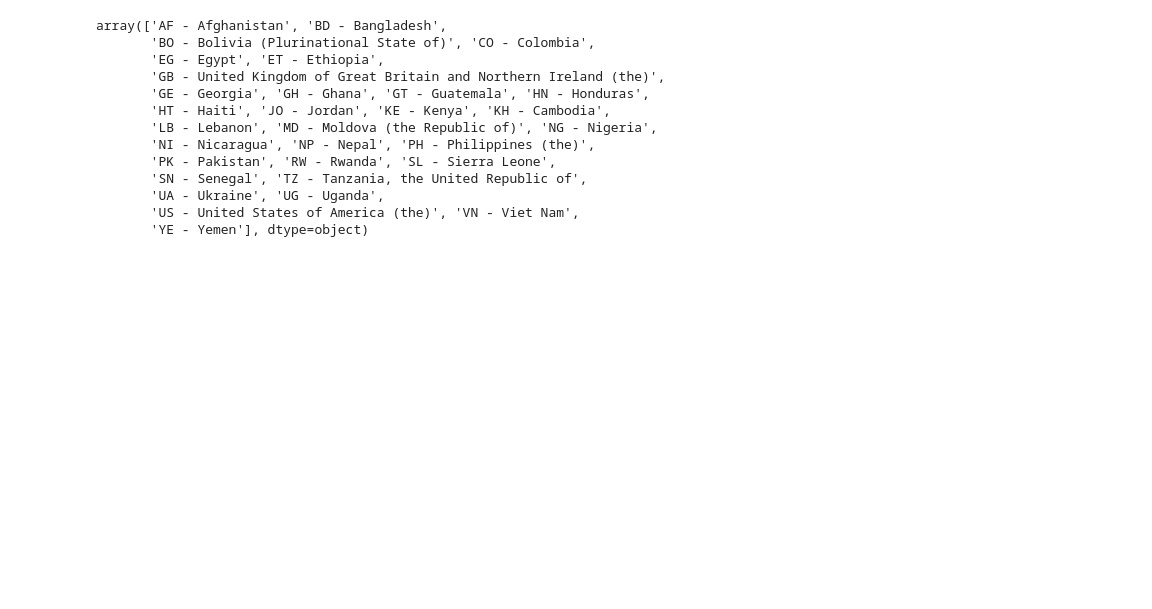
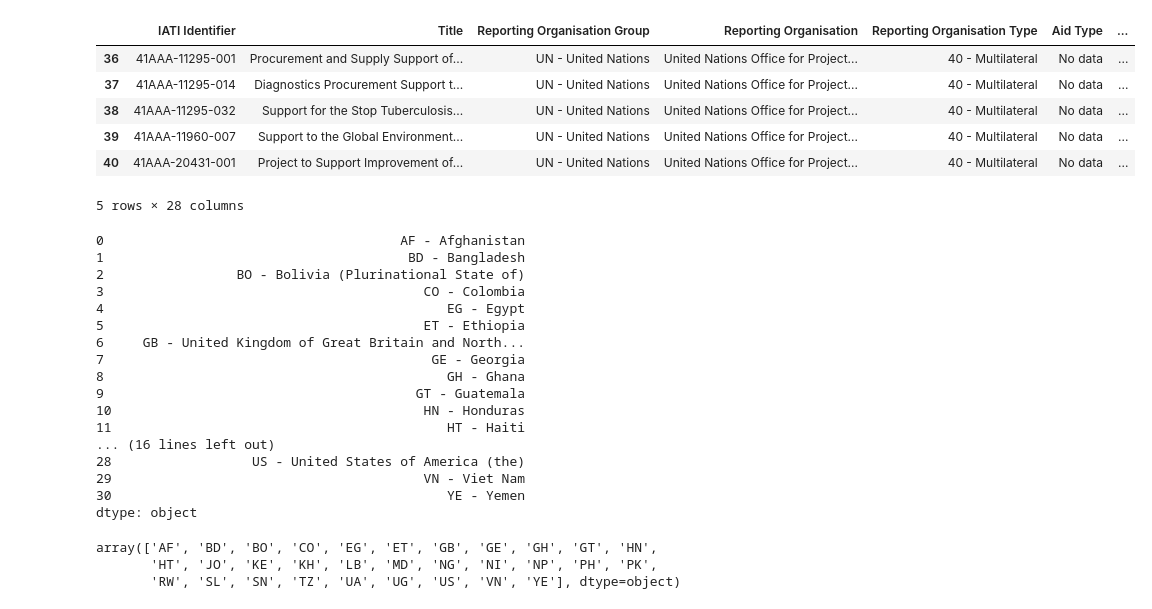
Before and after one commit to kirbt/INFO430-datawarehouse, a Jupyter notebook: iata_ETL.ipynb, the cells around one changed output. Saved outputs shown, nothing was run; the diff lists cells and outputs as text; code cells hidden in the pictures; blank space fills up the shorter version.

Commit message:
time + dimension + sector  dimensions

```diff
--- a/iata_ETL.ipynb
+++ b/iata_ETL.ipynb
@@ -8 +8,13 @@ from bs4 import BeautifulSoup
 iata_data = pd.read_csv("data/country-development-finance/csv/iata_data.csv")
+# %%
+MIN_YEAR = 1970
+MAX_YEAR = 2024
+
+years = list(range(MIN_YEAR, MAX_YEAR))
+quarters = ["Q1", "Q2", "Q3", "Q4"]
+
+dim_time = pd.DataFrame([(y, q) for y in years for q in quarters],
+                        columns=["year", "quarter"])
+dim_time["time_id"] = dim_time.index + 1
+
+dim_time.head()
@@ -9,17 +28,41 @@ iata_data = pd.read_csv("data/country-development-finance/csv/iata_data.csv")
+# %%
+# filter data by year range listed in dim_time
+
+iata_data_filtered = iata_data[
+    (iata_data["Calendar Year"] >= MIN_YEAR) &
+    (iata_data["Calendar Year"] <= MAX_YEAR)
+]
+
+iata_data_filtered.head()
+# %% [output]
+|  | IATI Identifier | Title | Reporting Organisation Group | Reporting Organisation | Reporting Organisation Type | Aid Type | ... |
+| 36 | 41AAA-11295-001 | Procurement and Supply Support of... | UN - United Nations | United Nations Office for Project... | 40 - Multilateral | No data | ... |
+| 37 | 41AAA-11295-014 | Diagnostics Procurement Support t... | UN - United Nations | United Nations Office for Project... | 40 - Multilateral | No data | ... |
+| 38 | 41AAA-11295-032 | Support for the Stop Tuberculosis... | UN - United Nations | United Nations Office for Project... | 40 - Multilateral | No data | ... |
+| 39 | 41AAA-11960-007 | Support to the Global Environment... | UN - United Nations | United Nations Office for Project... | 40 - Multilateral | No data | ... |
+| 40 | 41AAA-20431-001 | Project to Support Improvement of... | UN - United Nations | United Nations Office for Project... | 40 - Multilateral | No data | ... |
+5 rows × 28 columns
 # %%
-countries = iata_data["Recipient Country or Region"].unique()
-countries
+# see countries column
+countries = iata_data_filtered["Recipient Country or Region"].unique()
+country_names = pd.Series(countries)
+
+country_names
 # %% [output]
-array(['AF - Afghanistan', 'BD - Bangladesh',
-       'BO - Bolivia (Plurinational State of)', 'CO - Colombia',
-       'EG - Egypt', 'ET - Ethiopia',
-       'GB - United Kingdom of Great Britain and Northern Ireland (the)',
-       'GE - Georgia', 'GH - Ghana', 'GT - Guatemala', 'HN - Honduras',
-       'HT - Haiti', 'JO - Jordan', 'KE - Kenya', 'KH - Cambodia',
-       'LB - Lebanon', 'MD - Moldova (the Republic of)', 'NG - Nigeria',
-       'NI - Nicaragua', 'NP - Nepal', 'PH - Philippines (the)',
-       'PK - Pakistan', 'RW - Rwanda', 'SL - Sierra Leone',
-       'SN - Senegal', 'TZ - Tanzania, the United Republic of',
-       'UA - Ukraine', 'UG - Uganda',
-       'US - United States of America (the)', 'VN - Viet Nam',
-       'YE - Yemen'], dtype=object)
+0                                      AF - Afghanistan
+1                                       BD - Bangladesh
+2                 BO - Bolivia (Plurinational State of)
+3                                         CO - Colombia
+4                                            EG - Egypt
+5                                         ET - Ethiopia
+6     GB - United Kingdom of Great Britain and North...
+7                                          GE - Georgia
+8                                            GH - Ghana
+9                                        GT - Guatemala
+10                                        HN - Honduras
+11                                           HT - Haiti
+... (16 lines left out)
+28                  US - United States of America (the)
+29                                        VN - Viet Nam
+30                                           YE - Yemen
+dtype: object
@@ -25,0 +115,6 @@ array(['AF - Afghanistan', 'BD - Bangladesh',
+# %%
+iata_data["iso_alpha2"].unique()
+# %% [output]
+array(['AF', 'BD', 'BO', 'CO', 'EG', 'ET', 'GB', 'GE', 'GH', 'GT', 'HN',
+       'HT', 'JO', 'KE', 'KH', 'LB', 'MD', 'NG', 'NI', 'NP', 'PH', 'PK',
+       'RW', 'SL', 'SN', 'TZ', 'UA', 'UG', 'US', 'VN', 'YE'], dtype=object)
```
Also changed, not shown: parts of 16 cells of this notebook.
